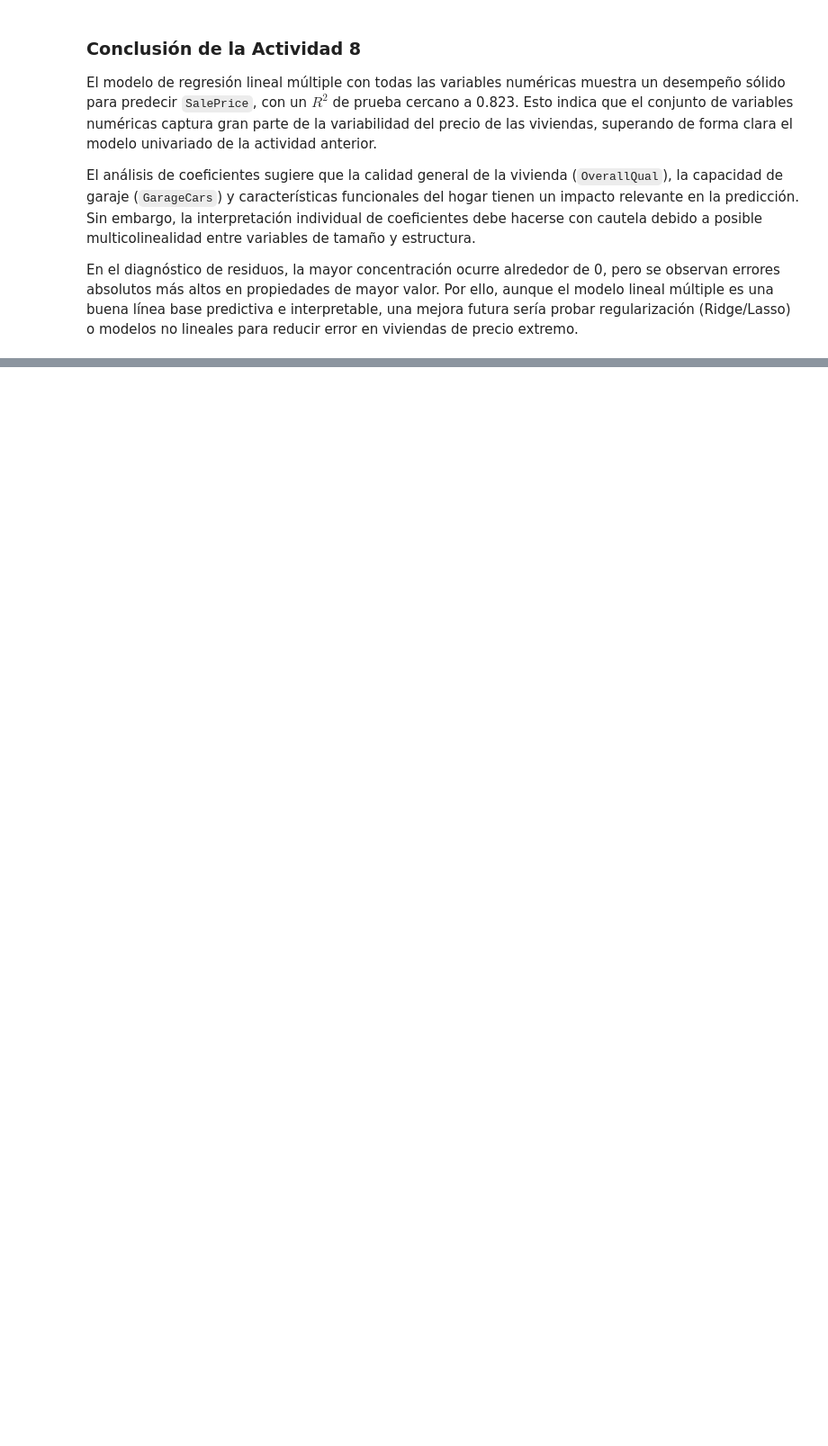
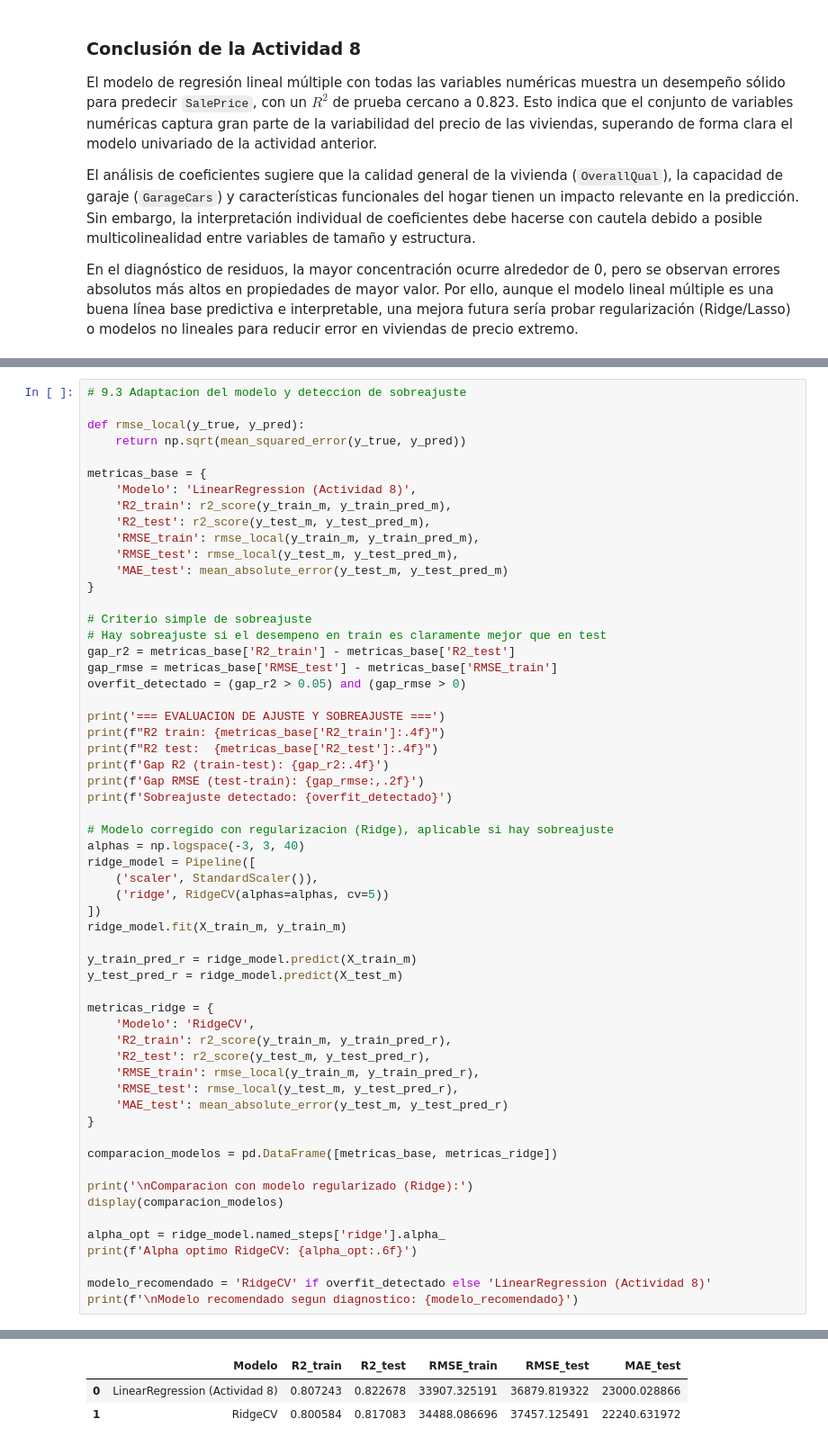
Before and after one commit to erickguerra2/MD-LAB03, a Jupyter notebook: main.ipynb, the cells around one changed output, grey strips where cells are left out. Shown at 90% size. Cells and saved outputs as stored; diff of their text form; blank space fills up the shorter version.

```diff
--- a/main.ipynb
+++ b/main.ipynb
@@ -1156,0 +1339,59 @@ En el diagnóstico de residuos, la mayor concentración ocurre alrededor de 0, p
+# %%
+# 9.3 Adaptacion del modelo y deteccion de sobreajuste
+
+def rmse_local(y_true, y_pred):
+    return np.sqrt(mean_squared_error(y_true, y_pred))
+
+metricas_base = {
+    'Modelo': 'LinearRegression (Actividad 8)',
+    'R2_train': r2_score(y_train_m, y_train_pred_m),
+    'R2_test': r2_score(y_test_m, y_test_pred_m),
+    'RMSE_train': rmse_local(y_train_m, y_train_pred_m),
+    'RMSE_test': rmse_local(y_test_m, y_test_pred_m),
+    'MAE_test': mean_absolute_error(y_test_m, y_test_pred_m)
+}
+
+# Criterio simple de sobreajuste
+# Hay sobreajuste si el desempeno en train es claramente mejor que en test
+gap_r2 = metricas_base['R2_train'] - metricas_base['R2_test']
+gap_rmse = metricas_base['RMSE_test'] - metricas_base['RMSE_train']
+overfit_detectado = (gap_r2 > 0.05) and (gap_rmse > 0)
+
+print('=== EVALUACION DE AJUSTE Y SOBREAJUSTE ===')
+print(f"R2 train: {metricas_base['R2_train']:.4f}")
+print(f"R2 test:  {metricas_base['R2_test']:.4f}")
+print(f'Gap R2 (train-test): {gap_r2:.4f}')
+print(f'Gap RMSE (test-train): {gap_rmse:,.2f}')
+print(f'Sobreajuste detectado: {overfit_detectado}')
+
+# Modelo corregido con regularizacion (Ridge), aplicable si hay sobreajuste
+alphas = np.logspace(-3, 3, 40)
+ridge_model = Pipeline([
+    ('scaler', StandardScaler()),
+    ('ridge', RidgeCV(alphas=alphas, cv=5))
+])
+ridge_model.fit(X_train_m, y_train_m)
+
+y_train_pred_r = ridge_model.predict(X_train_m)
+y_test_pred_r = ridge_model.predict(X_test_m)
+
+metricas_ridge = {
+    'Modelo': 'RidgeCV',
+    'R2_train': r2_score(y_train_m, y_train_pred_r),
+    'R2_test': r2_score(y_test_m, y_test_pred_r),
+    'RMSE_train': rmse_local(y_train_m, y_train_pred_r),
+    'RMSE_test': rmse_local(y_test_m, y_test_pred_r),
+    'MAE_test': mean_absolute_error(y_test_m, y_test_pred_r)
+}
+
+comparacion_modelos = pd.DataFrame([metricas_base, metricas_ridge])
+
+print('\nComparacion con modelo regularizado (Ridge):')
+display(comparacion_modelos)
+
+alpha_opt = ridge_model.named_steps['ridge'].alpha_
+print(f'Alpha optimo RidgeCV: {alpha_opt:.6f}')
+
+modelo_recomendado = 'RidgeCV' if overfit_detectado else 'LinearRegression (Actividad 8)'
+print(f'\nModelo recomendado segun diagnostico: {modelo_recomendado}')
+# %% [output]
@@ -1156,0 +1406,3 @@ En el diagnóstico de residuos, la mayor concentración ocurre alrededor de 0, p
+|  | Modelo | R2_train | R2_test | RMSE_train | RMSE_test | MAE_test |
+| 0 | LinearRegression (Actividad 8) | 0.807243 | 0.822678 | 33907.325191 | 36879.819322 | 23000.028866 |
+| 1 | RidgeCV | 0.800584 | 0.817083 | 34488.086696 | 37457.125491 | 22240.631972 |
```
Also changed, not shown: parts of 5 cells of this notebook.
